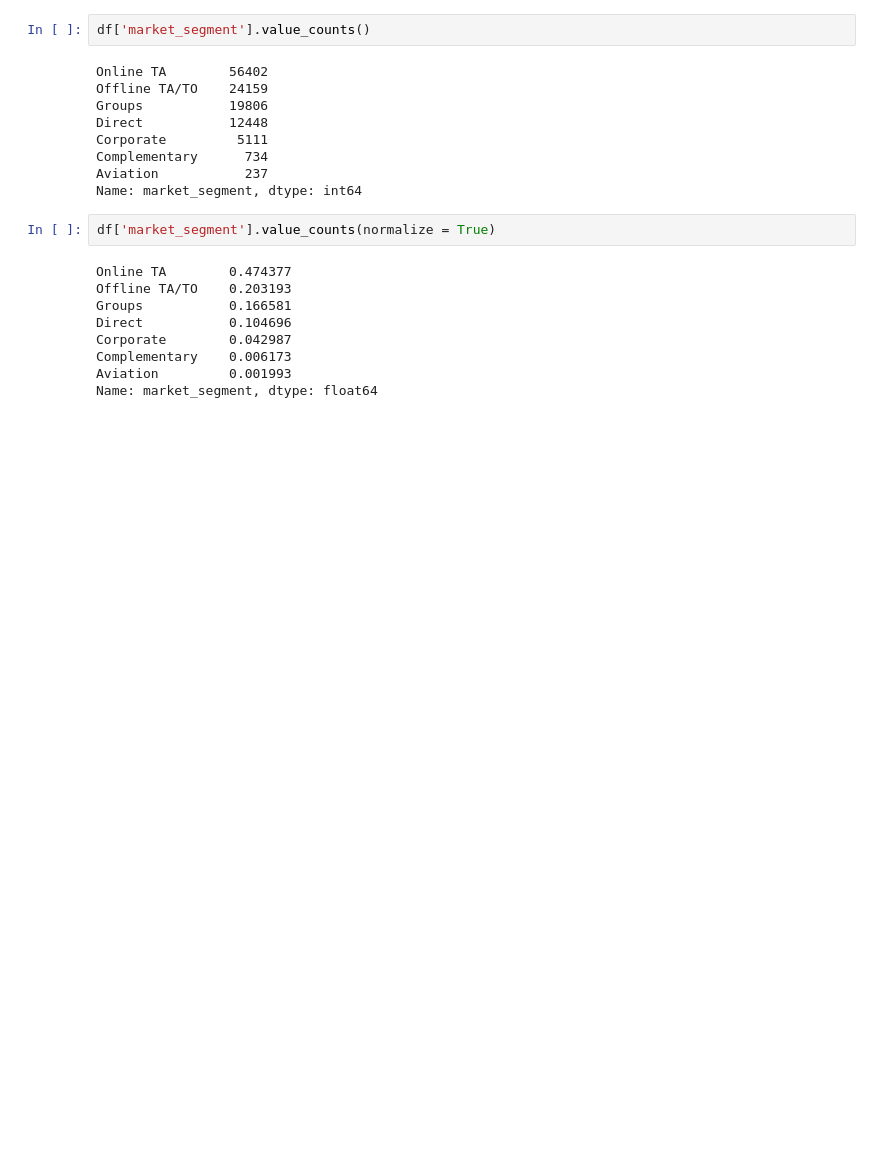
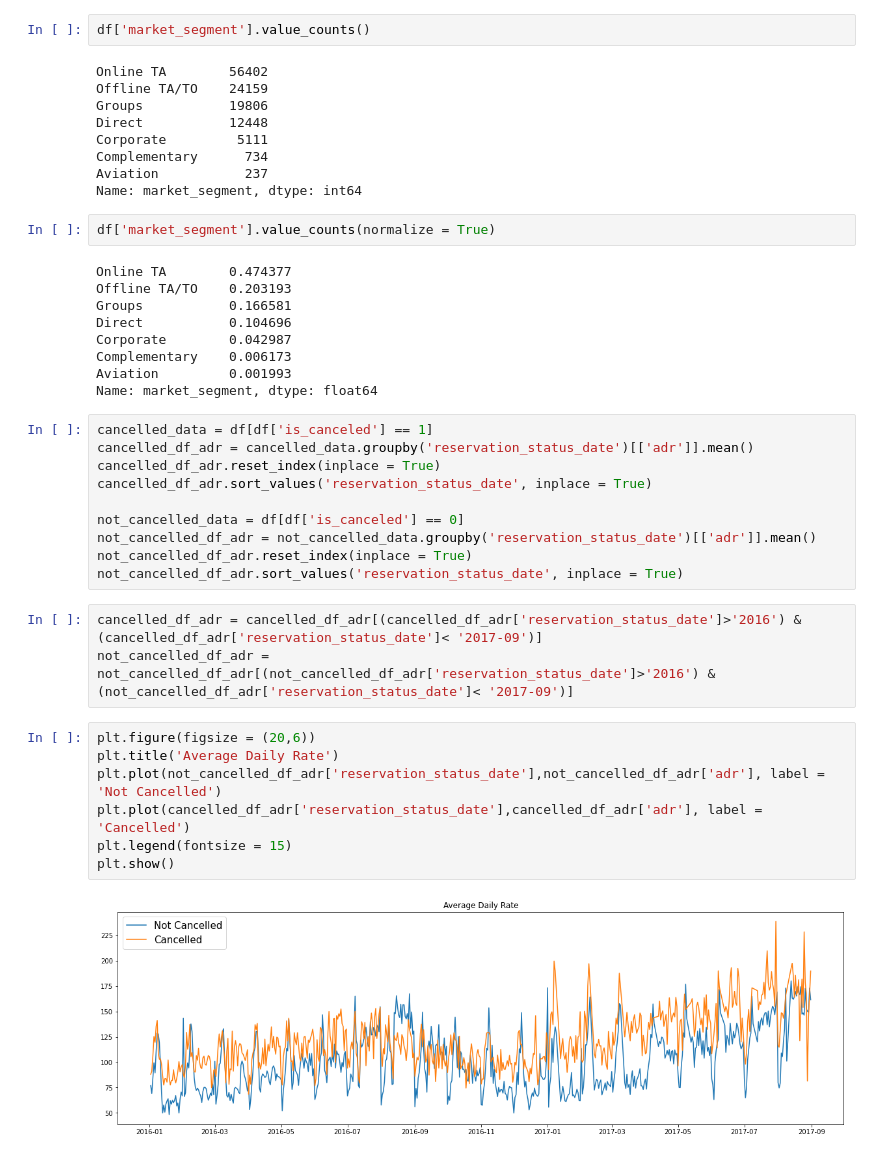
Before and after one commit to shaadclt/Hotel-Booking-Analysis-Python, a Jupyter notebook: Hotel Booking Analysis.ipynb, the cells around one changed output. Drawn from its saved outputs; the diff is of its cells as text; blank space fills up the shorter version.

```diff
--- a/Hotel Booking Analysis.ipynb
+++ b/Hotel Booking Analysis.ipynb
@@ -287,3 +287,25 @@ Corporate        0.042987
 Complementary    0.006173
 Aviation         0.001993
 Name: market_segment, dtype: float64
+# %%
+cancelled_data = df[df['is_canceled'] == 1]
+cancelled_df_adr = cancelled_data.groupby('reservation_status_date')[['adr']].mean()
+cancelled_df_adr.reset_index(inplace = True)
+cancelled_df_adr.sort_values('reservation_status_date', inplace = True)
+
+not_cancelled_data = df[df['is_canceled'] == 0]
+not_cancelled_df_adr = not_cancelled_data.groupby('reservation_status_date')[['adr']].mean()
+not_cancelled_df_adr.reset_index(inplace = True)
+not_cancelled_df_adr.sort_values('reservation_status_date', inplace = True)
+# %%
+cancelled_df_adr = cancelled_df_adr[(cancelled_df_adr['reservation_status_date']>'2016') & (cancelled_df_adr['reservation_status_date']< '2017-09')]
+not_cancelled_df_adr = not_cancelled_df_adr[(not_cancelled_df_adr['reservation_status_date']>'2016') & (not_cancelled_df_adr['reservation_status_date']< '2017-09')]
+# %%
+plt.figure(figsize = (20,6))
+plt.title('Average Daily Rate')
+plt.plot(not_cancelled_df_adr['reservation_status_date'],not_cancelled_df_adr['adr'], label = 'Not Cancelled')
+plt.plot(cancelled_df_adr['reservation_status_date'],cancelled_df_adr['adr'], label = 'Cancelled')
+plt.legend(fontsize = 15)
+plt.show()
+# %% [output]
+[figure, added]
```
Also changed, not shown: 1 other file.
